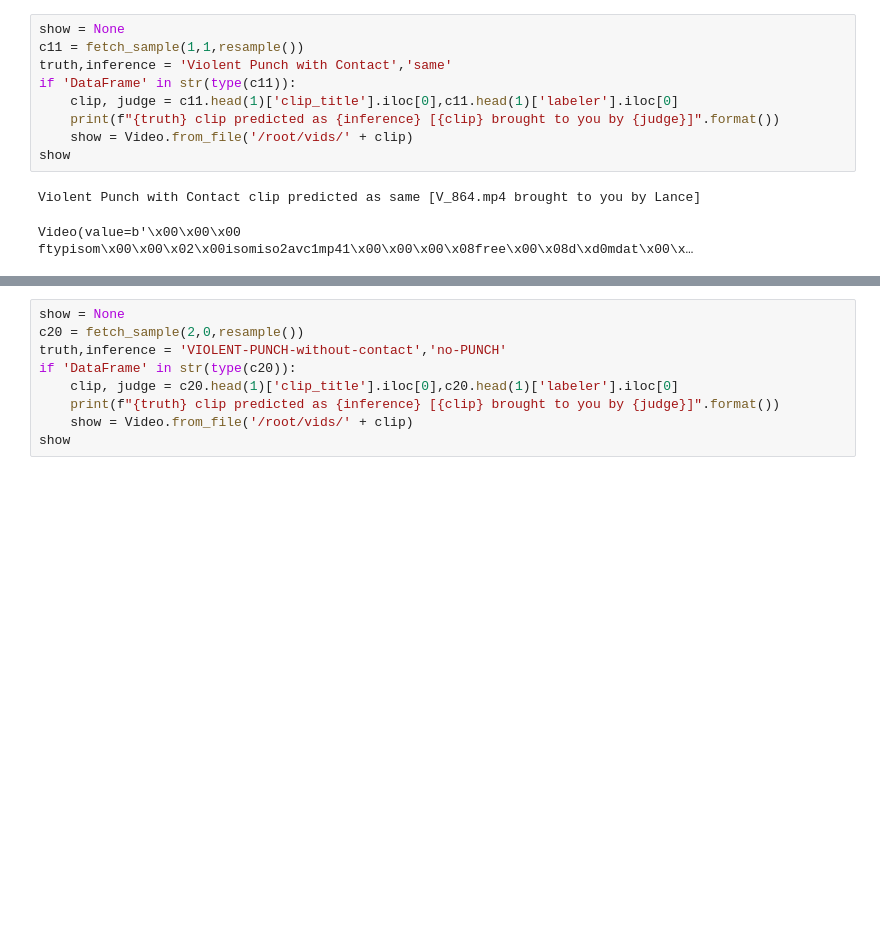
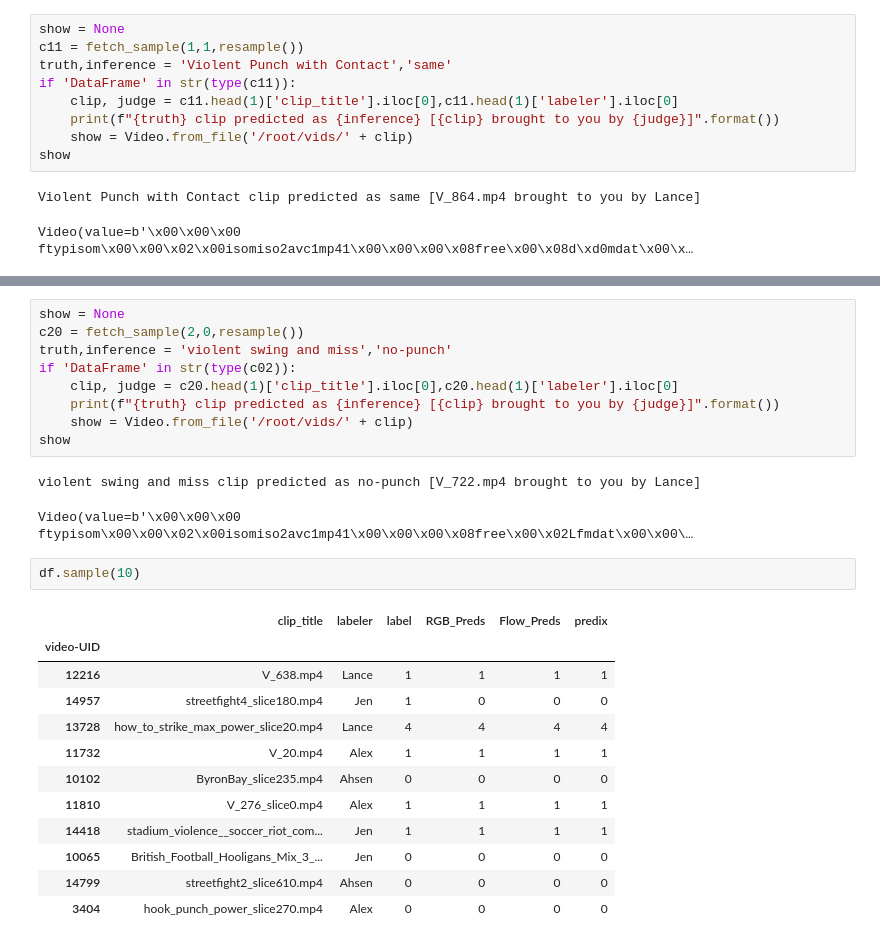
Before and after one commit to ahsenq/bittah-ninja, a Jupyter notebook: eval/EvalTheatre_TSN_multiclass.ipynb, the cells around one changed output, grey strips where cells are left out. Saved outputs shown, nothing was run; the diff lists cells and outputs as text; blank space fills up the shorter version.

```diff
--- a/eval/EvalTheatre_TSN_multiclass.ipynb
+++ b/eval/EvalTheatre_TSN_multiclass.ipynb
@@ -256,9 +278,27 @@ Video(value=b'\x00\x00\x00 ftypisom\x00\x00\x02\x00isomiso2avc1mp41\x00\x00\x00\
 # %%
 show = None
 c20 = fetch_sample(2,0,resample())
-truth,inference = 'VIOLENT-PUNCH-without-contact','no-PUNCH'
-if 'DataFrame' in str(type(c20)):
+truth,inference = 'violent swing and miss','no-punch'
+if 'DataFrame' in str(type(c02)):
     clip, judge = c20.head(1)['clip_title'].iloc[0],c20.head(1)['labeler'].iloc[0]
     print(f"{truth} clip predicted as {inference} [{clip} brought to you by {judge}]".format())
     show = Video.from_file('/root/vids/' + clip)
 show
+# %% [output]
+violent swing and miss clip predicted as no-punch [V_722.mp4 brought to you by Lance]
+Video(value=b'\x00\x00\x00 ftypisom\x00\x00\x02\x00isomiso2avc1mp41\x00\x00\x00\x08free\x00\x02Lfmdat\x00\x00\…
+# %%
+df.sample(10)
+# %% [output]
+|  | clip_title | labeler | label | RGB_Preds | Flow_Preds | predix |
+| video-UID |  |  |  |  |  |  |
+| 12216 | V_638.mp4 | Lance | 1 | 1 | 1 | 1 |
+| 14957 | streetfight4_slice180.mp4 | Jen | 1 | 0 | 0 | 0 |
+| 13728 | how_to_strike_max_power_slice20.mp4 | Lance | 4 | 4 | 4 | 4 |
+| 11732 | V_20.mp4 | Alex | 1 | 1 | 1 | 1 |
+| 10102 | ByronBay_slice235.mp4 | Ahsen | 0 | 0 | 0 | 0 |
+| 11810 | V_276_slice0.mp4 | Alex | 1 | 1 | 1 | 1 |
+| 14418 | stadium_violence__soccer_riot_com... | Jen | 1 | 1 | 1 | 1 |
+| 10065 | British_Football_Hooligans_Mix_3_... | Jen | 0 | 0 | 0 | 0 |
+| 14799 | streetfight2_slice610.mp4 | Ahsen | 0 | 0 | 0 | 0 |
+| 3404 | hook_punch_power_slice270.mp4 | Alex | 0 | 0 | 0 | 0 |
```
Also changed, not shown: parts of 39 cells of this notebook, 3 other files.
